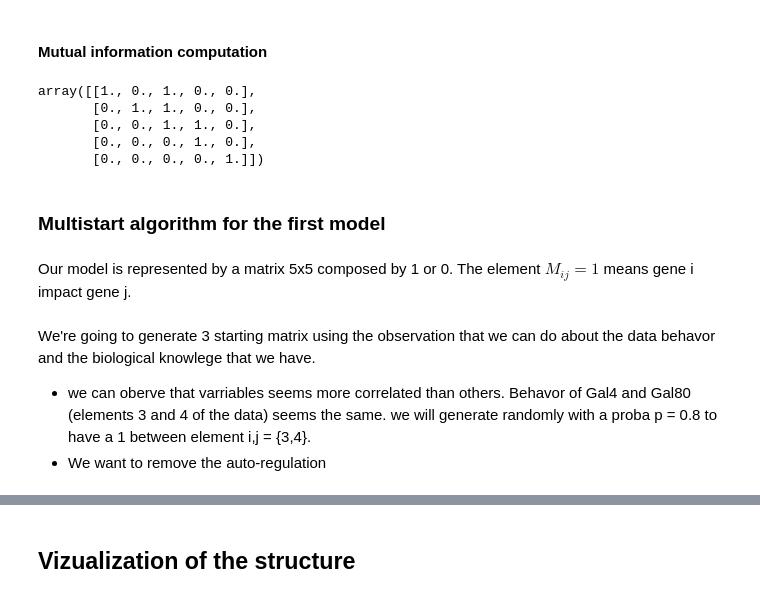
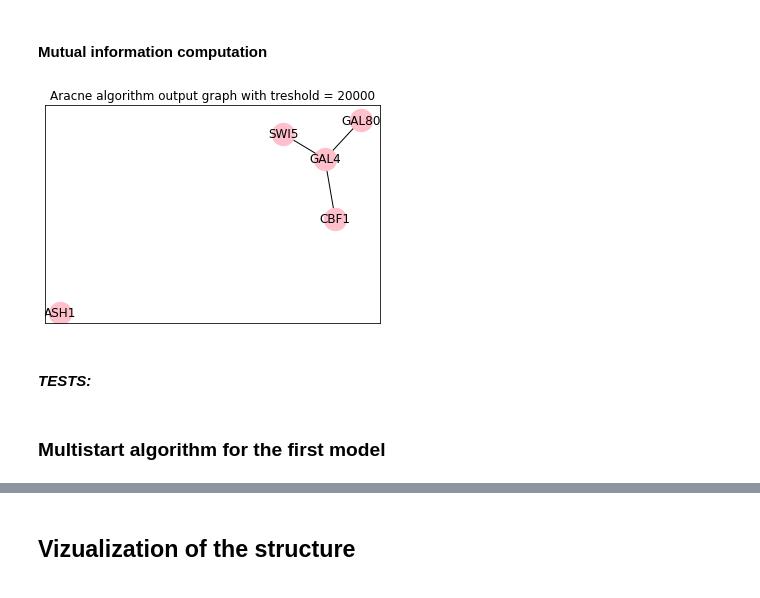
Before and after one commit to maud73/Gene_Regulatory_NW_id, a Jupyter notebook: main.ipynb, the cells around one changed output, grey strips where cells are left out. Drawn from its saved outputs; the diff is of its cells as text; code cells hidden in the pictures.

```diff
--- a/main.ipynb
+++ b/main.ipynb
@@ -235,10 +234,39 @@ def Aracne(t, densities, joint_densities, index) :
 
     return G - G_
 # %%
-Aracne(20000, densities, joint_densities, index)
+treshold = 20000
+g =Aracne(treshold, densities, joint_densities, index)
-# %% [output]
-array([[1., 0., 1., 0., 0.],
-       [0., 1., 1., 0., 0.],
-       [0., 0., 1., 1., 0.],
-       [0., 0., 0., 1., 0.],
-       [0., 0., 0., 0., 1.]])
+# %%
+def vizualize_graph(g,t):
+    '''
+    vizualize the structure of an undirected graph m
+
+    paramter:
+    G: graph triangular superior matrix 5x5
+
+    return:
+    none
+
+    '''
+    label = data.columns[1:]
+    G = nx.Graph() #creat a directed graph
+
+    G.add_nodes_from(label)
+
+    for i in range(g.shape[0]) :
+        for j in range(g.shape[1]):
+            if i !=j :
+                if g[i][j] ==1 : G.add_edge(label[i], label[j], weight=1)
+
+    pos = nx.spring_layout(G)
+    nx.draw_networkx_labels(G,pos)
+    nx.draw_networkx_nodes(G, pos, cmap=plt.get_cmap('jet'),node_color = "pink", node_size = 500)
+    nx.draw_networkx_edges(G, pos, edge_color='black', arrows=True)
+    plt.title(f"Aracne algorithm output graph with treshold = {t}")
+    plt.show()
+# %%
+vizualize_graph(g,treshold)
+# %% [output]
+[figure, added]
+# %% [markdown]
+#### *TESTS:*
@@ -245,8 +275,2 @@ array([[1., 0., 1., 0., 0.],
 # %% [markdown]
 ### Multistart algorithm for the first model
-# %% [markdown]
-Our model is represented by a matrix 5x5 composed by 1 or 0. The element $M_{ij} = 1$ means gene i impact gene j.
-# %% [markdown]
-We're going to generate 3 starting matrix using the observation that we can do about the data behavor and the biological knowlege that we have.
-- we can oberve that varriables seems more correlated than others. Behavor of Gal4 and Gal80 (elements 3 and 4 of the data) seems the same. we will generate randomly with a proba p = 0.8 to have a 1 between element i,j = {3,4}.
-- We want to remove the auto-regulation
```
Also changed, not shown: parts of 14 cells of this notebook.
